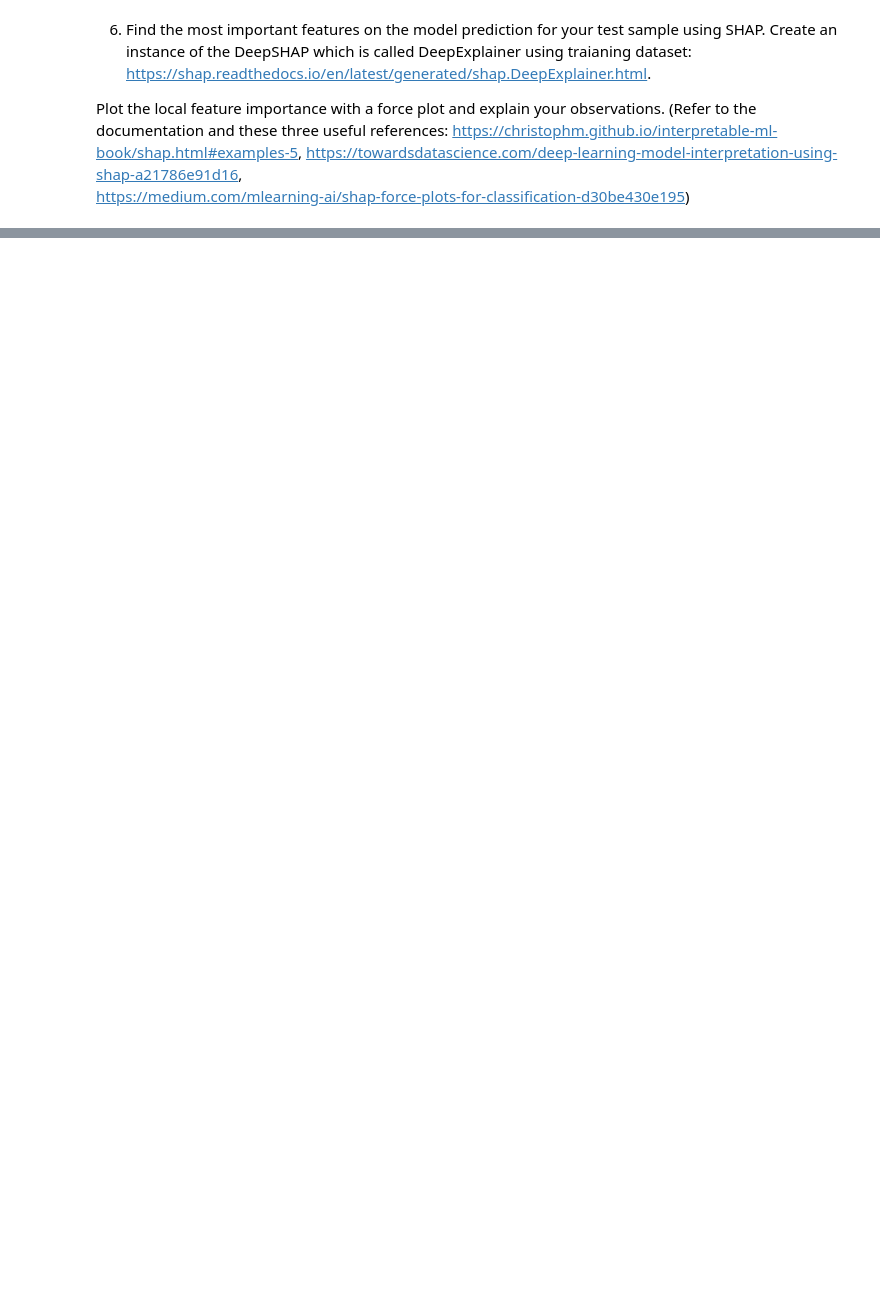
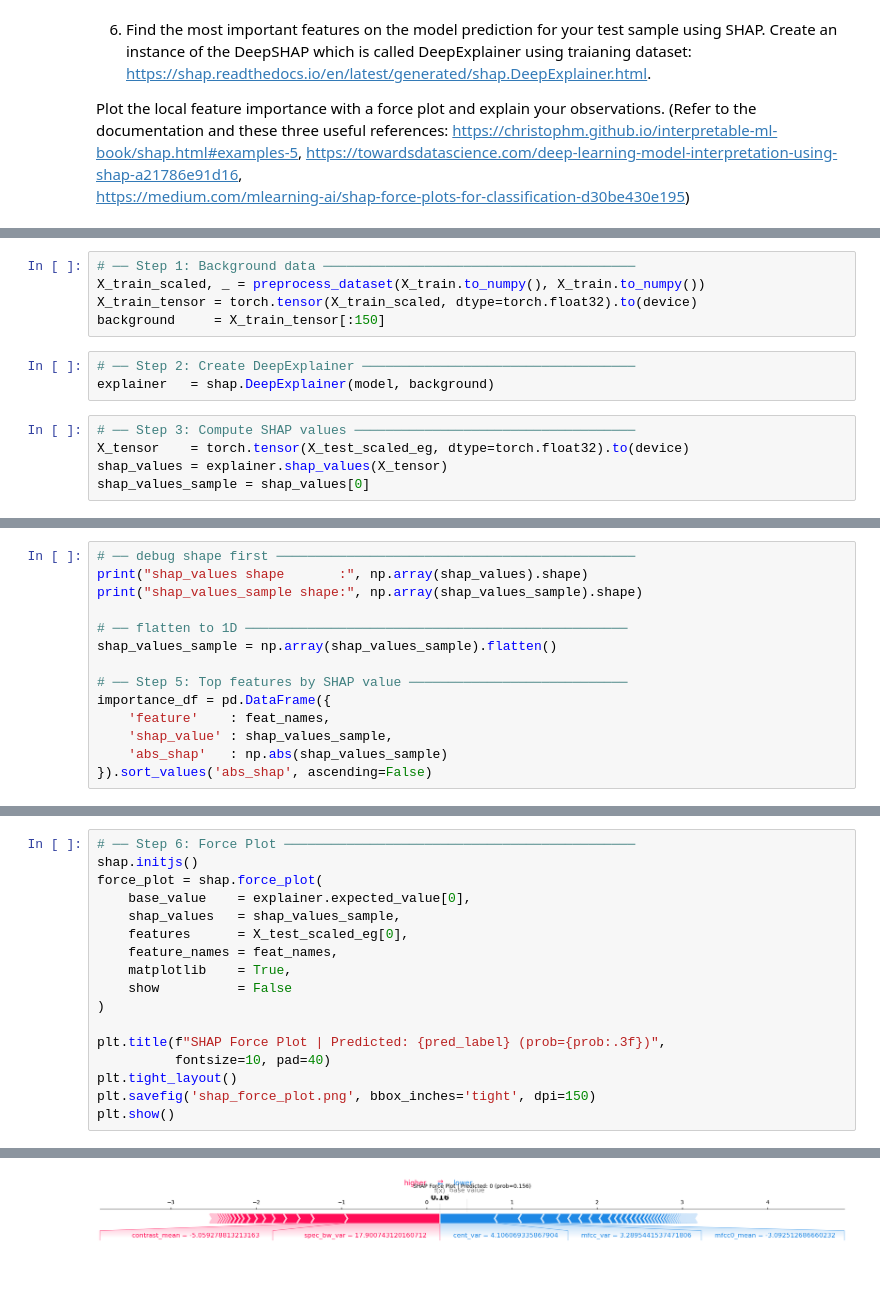
Before and after one commit to Paier05/SC4001_Assignment, a Jupyter notebook: Tan_MingHao_PartA_4.ipynb, the cells around one changed output, grey strips where cells are left out. Saved outputs shown, nothing was run; the diff lists cells and outputs as text; blank space fills up the shorter version.

```diff
--- a/Tan_MingHao_PartA_4.ipynb
+++ b/Tan_MingHao_PartA_4.ipynb
@@ -88,0 +229,13 @@ Plot the local feature importance with a force plot and explain your observation
+# %%
+# ── Step 1: Background data ────────────────────────────────────────
+X_train_scaled, _ = preprocess_dataset(X_train.to_numpy(), X_train.to_numpy())
+X_train_tensor = torch.tensor(X_train_scaled, dtype=torch.float32).to(device)
+background     = X_train_tensor[:150]
+# %%
+# ── Step 2: Create DeepExplainer ───────────────────────────────────
+explainer   = shap.DeepExplainer(model, background)
+# %%
+# ── Step 3: Compute SHAP values ────────────────────────────────────
+X_tensor    = torch.tensor(X_test_scaled_eg, dtype=torch.float32).to(device)
+shap_values = explainer.shap_values(X_tensor)
+shap_values_sample = shap_values[0]
@@ -88,0 +246,14 @@ Plot the local feature importance with a force plot and explain your observation
+# %%
+# ── debug shape first ──────────────────────────────────────────────
+print("shap_values shape       :", np.array(shap_values).shape)
+print("shap_values_sample shape:", np.array(shap_values_sample).shape)
+
+# ── flatten to 1D ─────────────────────────────────────────────────
+shap_values_sample = np.array(shap_values_sample).flatten()
+
+# ── Step 5: Top features by SHAP value ────────────────────────────
+importance_df = pd.DataFrame({
+    'feature'    : feat_names,
+    'shap_value' : shap_values_sample,
+    'abs_shap'   : np.abs(shap_values_sample)
+}).sort_values('abs_shap', ascending=False)
@@ -88,0 +283,18 @@ Plot the local feature importance with a force plot and explain your observation
+# %%
+# ── Step 6: Force Plot ─────────────────────────────────────────────
+shap.initjs()
+force_plot = shap.force_plot(
+    base_value    = explainer.expected_value[0],
+    shap_values   = shap_values_sample,
+    features      = X_test_scaled_eg[0],
+    feature_names = feat_names,
+    matplotlib    = True,
+    show          = False
+)
+
+plt.title(f"SHAP Force Plot | Predicted: {pred_label} (prob={prob:.3f})",
+          fontsize=10, pad=40)
+plt.tight_layout()
+plt.savefig('shap_force_plot.png', bbox_inches='tight', dpi=150)
+plt.show()
+# %% [output]
@@ -88,0 +302 @@ Plot the local feature importance with a force plot and explain your observation
+[figure, added]
```
Also changed, not shown: parts of 22 cells of this notebook, 3 other files.
